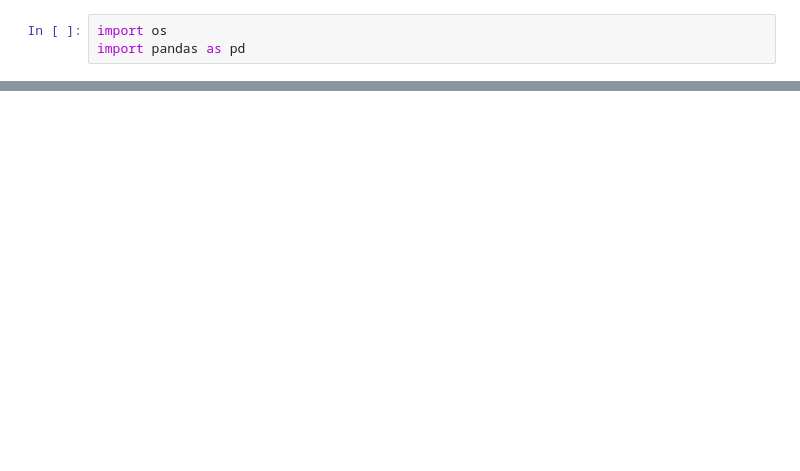
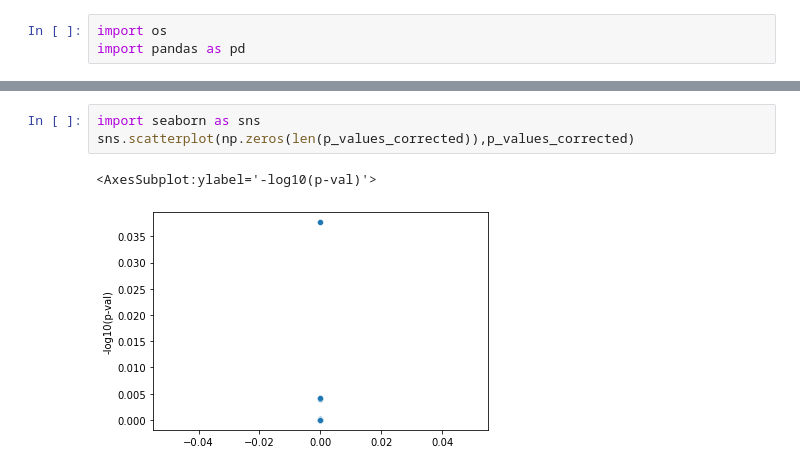
Before and after one commit to datasandwich/Code, a Jupyter notebook: Index Reordering for Meta Analysis.ipynb, the cells around one changed output, grey strips where cells are left out. Cells and saved outputs as stored; diff of their text form; blank space fills up the shorter version.

```diff
--- a/Index Reordering for Meta Analysis.ipynb
+++ b/Index Reordering for Meta Analysis.ipynb
@@ -50,0 +131,6 @@ KeyError: "['hm_rsid'] not found in axis"
+# %%
+import seaborn as sns
+sns.scatterplot(np.zeros(len(p_values_corrected)),p_values_corrected)
+# %% [output]
+<AxesSubplot:ylabel='-log10(p-val)'>
+[figure, added]
```
Also changed, not shown: parts of 29 cells of this notebook, 3 other files.
